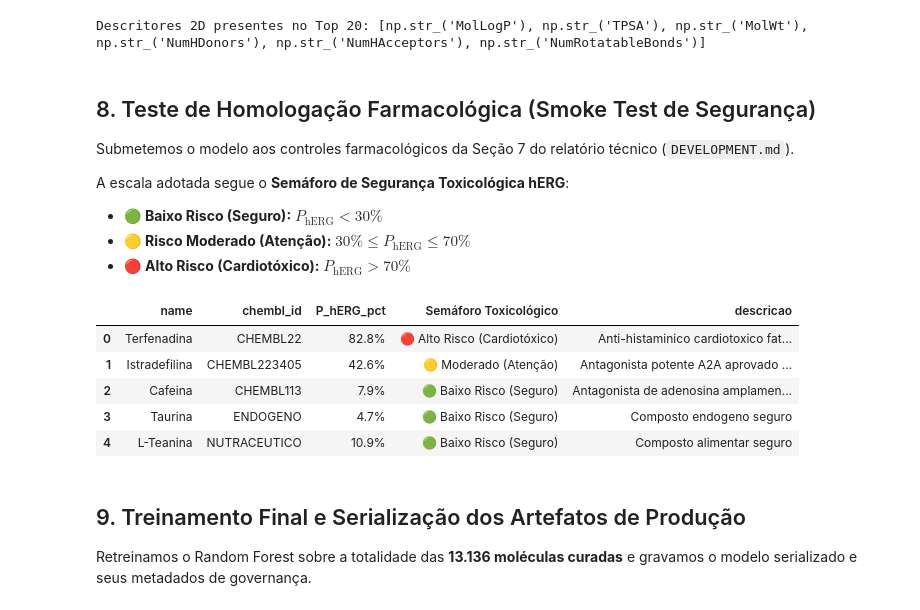
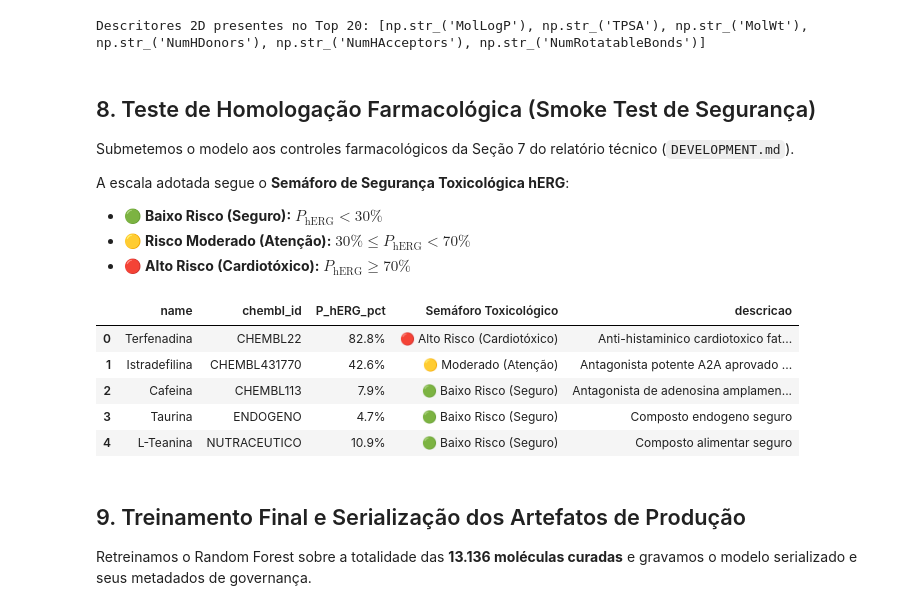
Before and after one commit to raphaelpiresdev-ai/BioPredicta, a Jupyter notebook: notebooks/06_herg_modeling.ipynb, the cells around one changed output. Drawn from its saved outputs; the diff is of its cells as text; code cells hidden in the pictures.

```diff
--- a/notebooks/06_herg_modeling.ipynb
+++ b/notebooks/06_herg_modeling.ipynb
@@ -431,44 +431,44 @@ Submetemos o modelo aos controles farmacológicos da Seção 7 do relatório té
 
 A escala adotada segue o **Semáforo de Segurança Toxicológica hERG**:
 - 🟢 **Baixo Risco (Seguro):** $P_{\text{hERG}} < 30\%$
-- 🟡 **Risco Moderado (Atenção):** $30\% \le P_{\text{hERG}} \le 70\%$
-- 🔴 **Alto Risco (Cardiotóxico):** $P_{\text{hERG}} > 70\%$
+- 🟡 **Risco Moderado (Atenção):** $30\% \le P_{\text{hERG}} < 70\%$
+- 🔴 **Alto Risco (Cardiotóxico):** $P_{\text{hERG}} \ge 70\%$
 # %%
 controls = {
     "Terfenadina": ("CHEMBL22", "CC(C)(C)c1ccc(cc1)C(O)CCCN2CCC(CC2)C(O)(c3ccccc3)c4ccccc4", "Anti-histaminico cardiotoxico fatal (retirado do mercado por arritmia)"),
-    "Istradefilina": ("CHEMBL223405", "CCN1C(=O)C2=C(N=C(N2C)/C=C/C3=CC(=C(C=C3)OC)OC)N(C1=O)CC", "Antagonista potente A2A aprovado (seguro para hERG na faixa terapeutica)"),
+    "Istradefilina": ("CHEMBL431770", "CCN1C(=O)C2=C(N=C(N2C)/C=C/C3=CC(=C(C=C3)OC)OC)N(C1=O)CC", "Antagonista potente A2A aprovado (seguro para hERG na faixa terapeutica)"),
     "Cafeina": ("CHEMBL113", "Cn1c(=O)c2c(ncn2C)n(C)c1=O", "Antagonista de adenosina amplamente seguro no canal hERG"),
     "Taurina": ("ENDOGENO", "NCCS(=O)(=O)O", "Composto endogeno seguro"),
     "L-Teanina": ("NUTRACEUTICO", "CCNC(=O)CCC(N)C(=O)O", "Composto alimentar seguro"),
 }
 
 ctrl_rows = []
 for name, (cid, smi, desc) in controls.items():
     ctrl_rows.append({"name": name, "chembl_id": cid, "canonical_smiles": smi, "descricao": desc})
 
 df_ctrl = pd.DataFrame(ctrl_rows)
 df_ctrl_feat = featurize_dataframe(df_ctrl, "canonical_smiles")
 X_ctrl = df_ctrl_feat[list(FEATURE_NAMES)]
 
 probs_ctrl = champion_model.predict_proba(X_ctrl)[:, 1]
 
 def get_herg_semaforo(p):
-    if p > 0.70:
+    if p >= 0.70:
         return "🔴 Alto Risco (Cardiotóxico)"
     elif p >= 0.30:
         return "🟡 Moderado (Atenção)"
     else:
         return "🟢 Baixo Risco (Seguro)"
 
 df_ctrl["P_hERG"] = probs_ctrl
 df_ctrl["P_hERG_pct"] = df_ctrl["P_hERG"].apply(lambda p: f"{p:.1%}")
 df_ctrl["Semáforo Toxicológico"] = df_ctrl["P_hERG"].apply(get_herg_semaforo)
 
 display(df_ctrl[["name", "chembl_id", "P_hERG_pct", "Semáforo Toxicológico", "descricao"]])
 # %% [output]
 |  | name | chembl_id | P_hERG_pct | Semáforo Toxicológico | descricao |
 | 0 | Terfenadina | CHEMBL22 | 82.8% | 🔴 Alto Risco (Cardiotóxico) | Anti-histaminico cardiotoxico fat... |
-| 1 | Istradefilina | CHEMBL223405 | 42.6% | 🟡 Moderado (Atenção) | Antagonista potente A2A aprovado ... |
+| 1 | Istradefilina | CHEMBL431770 | 42.6% | 🟡 Moderado (Atenção) | Antagonista potente A2A aprovado ... |
 | 2 | Cafeina | CHEMBL113 | 7.9% | 🟢 Baixo Risco (Seguro) | Antagonista de adenosina amplamen... |
 | 3 | Taurina | ENDOGENO | 4.7% | 🟢 Baixo Risco (Seguro) | Composto endogeno seguro |
 | 4 | L-Teanina | NUTRACEUTICO | 10.9% | 🟢 Baixo Risco (Seguro) | Composto alimentar seguro |
```
Also changed, not shown: parts of 1 cell of this notebook, 18 other files.
